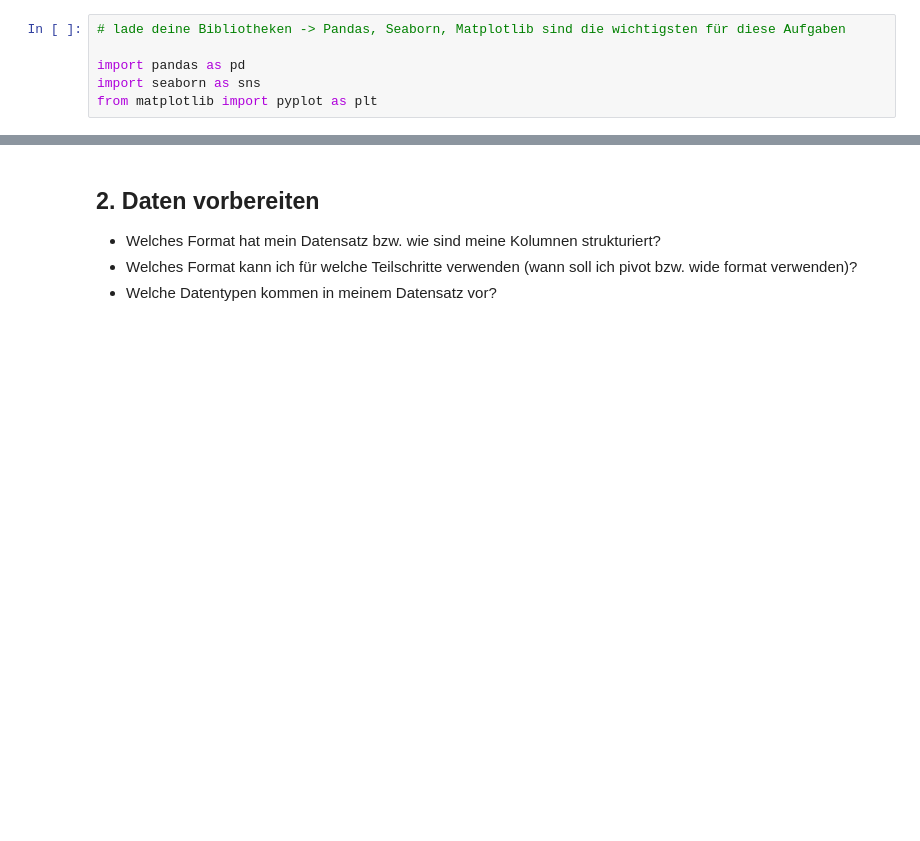
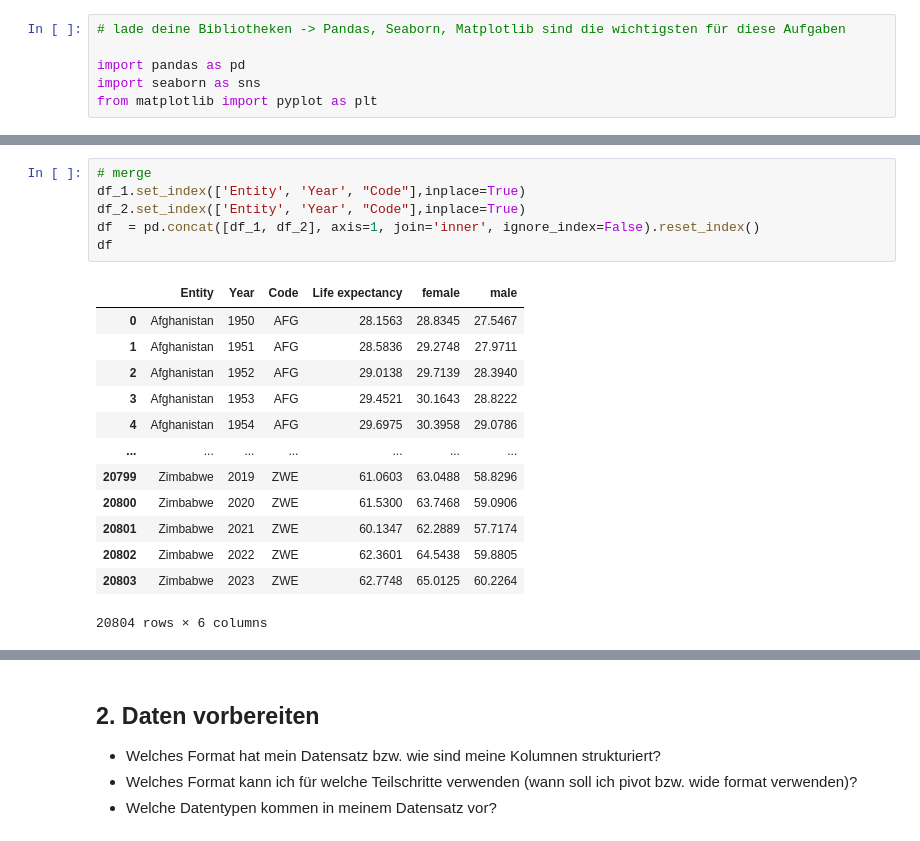
Before and after one commit to trifumar/LN-Informatik-, a Jupyter notebook: Python-LN.ipynb, the cells around one changed output, grey strips where cells are left out. Cells and saved outputs as stored; diff of their text form; blank space fills up the shorter version.

```diff
--- a/Python-LN.ipynb
+++ b/Python-LN.ipynb
@@ -51,0 +75,20 @@ Index(['Entity', 'Code', 'Year', 'Period life expectancy at birth'], dtype='obje
+# %%
+# merge
+df_1.set_index(['Entity', 'Year', "Code"],inplace=True)
+df_2.set_index(['Entity', 'Year', "Code"],inplace=True)
+df  = pd.concat([df_1, df_2], axis=1, join='inner', ignore_index=False).reset_index()
+df
+# %% [output]
+|  | Entity | Year | Code | Life expectancy | female | male |
+| 0 | Afghanistan | 1950 | AFG | 28.1563 | 28.8345 | 27.5467 |
+| 1 | Afghanistan | 1951 | AFG | 28.5836 | 29.2748 | 27.9711 |
+| 2 | Afghanistan | 1952 | AFG | 29.0138 | 29.7139 | 28.3940 |
+| 3 | Afghanistan | 1953 | AFG | 29.4521 | 30.1643 | 28.8222 |
+| 4 | Afghanistan | 1954 | AFG | 29.6975 | 30.3958 | 29.0786 |
+| ... | ... | ... | ... | ... | ... | ... |
+| 20799 | Zimbabwe | 2019 | ZWE | 61.0603 | 63.0488 | 58.8296 |
+| 20800 | Zimbabwe | 2020 | ZWE | 61.5300 | 63.7468 | 59.0906 |
+| 20801 | Zimbabwe | 2021 | ZWE | 60.1347 | 62.2889 | 57.7174 |
+| 20802 | Zimbabwe | 2022 | ZWE | 62.3601 | 64.5438 | 59.8805 |
+| 20803 | Zimbabwe | 2023 | ZWE | 62.7748 | 65.0125 | 60.2264 |
+20804 rows × 6 columns
```
Also changed, not shown: parts of 16 cells of this notebook.
